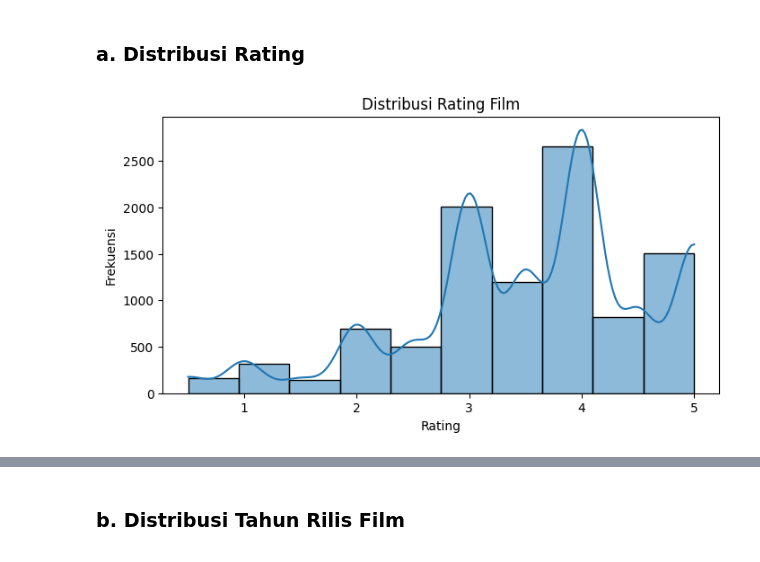
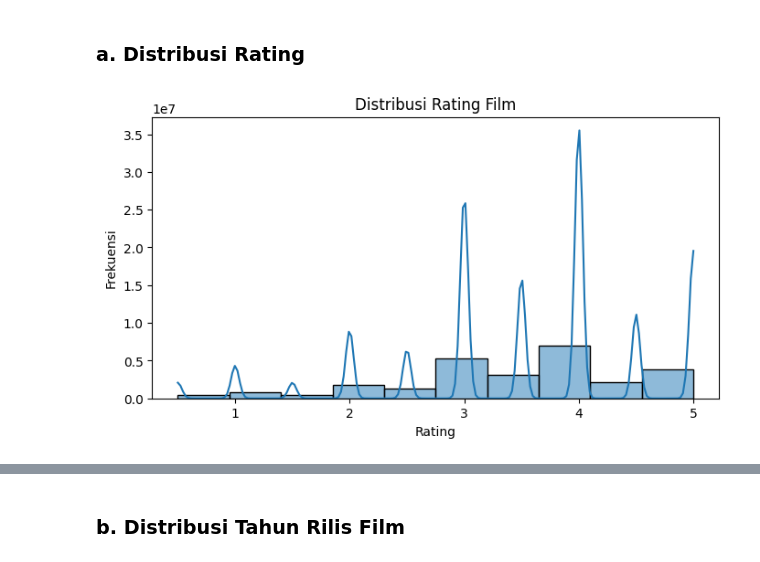
Before and after one commit to dwsafperri/movies_recommendation_system, a Jupyter notebook: recommendation_system.ipynb, the cells around one changed output, grey strips where cells are left out. Cells and saved outputs as stored; diff of their text form; code cells hidden in the pictures.

```diff
--- a/recommendation_system.ipynb
+++ b/recommendation_system.ipynb
@@ -226,12 +204,12 @@ Exploratory Data Analysis (EDA) dilakukan untuk memahami pola, anomali, serta hu
 # %%
 import seaborn as sns
 import matplotlib.pyplot as plt
 
 plt.figure(figsize=(8,4))
-sns.histplot(ratings['rating'], bins=10, kde=True)
+sns.histplot(data_ratings['rating'], bins=10, kde=True)
 plt.title('Distribusi Rating Film')
 plt.xlabel('Rating')
 plt.ylabel('Frekuensi')
 plt.show()
 # %% [output]
-[figure, old version]
+[figure, new version]
```
Also changed, not shown: parts of 56 cells of this notebook, 1 other file.
